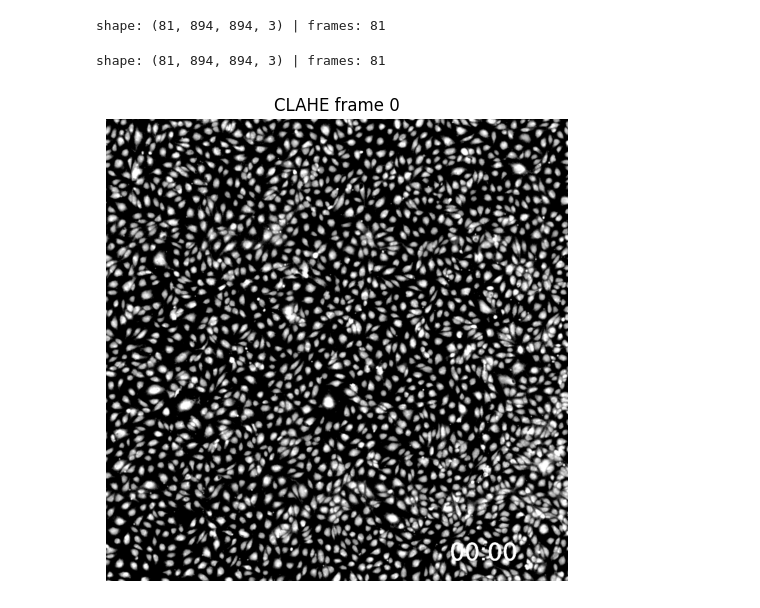
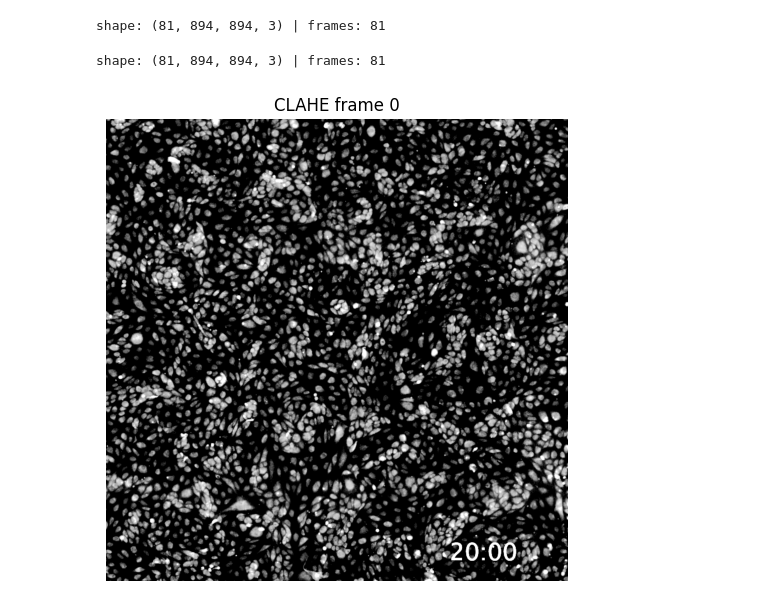
Before and after one commit to dmarquezoller/Napari_Flow, a Jupyter notebook: napari-flow-editor/src/napari_flow_editor/segmentation_script.ipynb, the cells around one changed output. Cells and saved outputs as stored; diff of their text form; code cells hidden in the pictures.

```diff
--- a/napari-flow-editor/src/napari_flow_editor/segmentation_script.ipynb
+++ b/napari-flow-editor/src/napari_flow_editor/segmentation_script.ipynb
@@ -33,11 +33,12 @@ shape: (81, 894, 894, 3) | frames: 81
 # %%
 stack = load_stack(IN_PATH); print("shape:", stack.shape, "| frames:", stack.shape[0])
 import matplotlib.pyplot as plt
-g0 = equalize_adapthist(rescale_intensity(to_gray(stack[0]).astype('float32'), out_range=(0,1)))
+g0 = equalize_adapthist(rescale_intensity(to_gray(stack[ti]).astype('float32'), out_range=(0,1)),
+                        clip_limit=0.04)   # default is 0.01 — higher = more aggressive
 plt.figure(figsize=(6,6)); plt.imshow(g0, cmap='gray'); plt.axis('off'); plt.title('CLAHE frame 0');
 # %% [output]
 shape: (81, 894, 894, 3) | frames: 81
-[figure, old version]
+[figure, new version]
 # %%
 from skimage.segmentation import find_boundaries
 model = load_model(); is_sam = MODEL.lower() == "cpsam"
```
Also changed, not shown: parts of 2 cells of this notebook, 4 other files.
